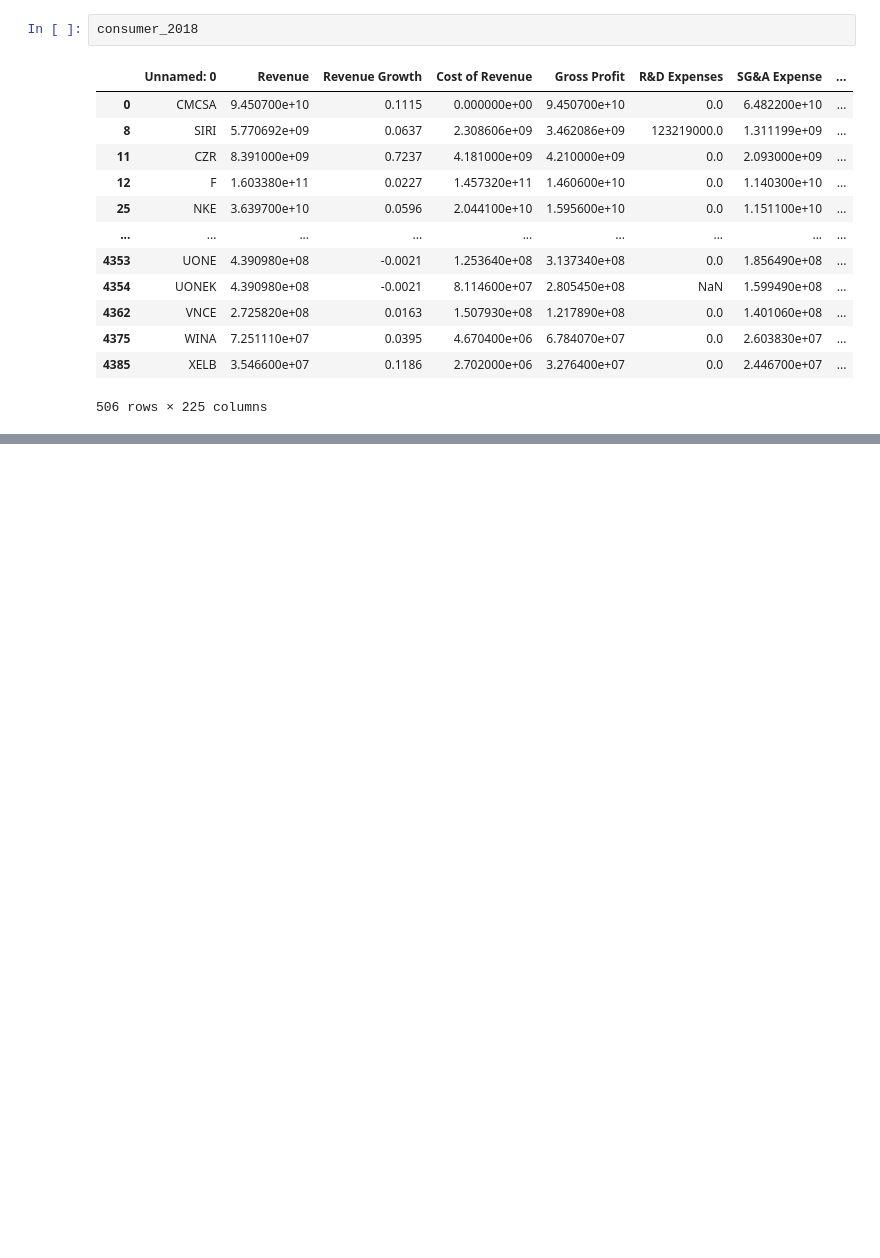
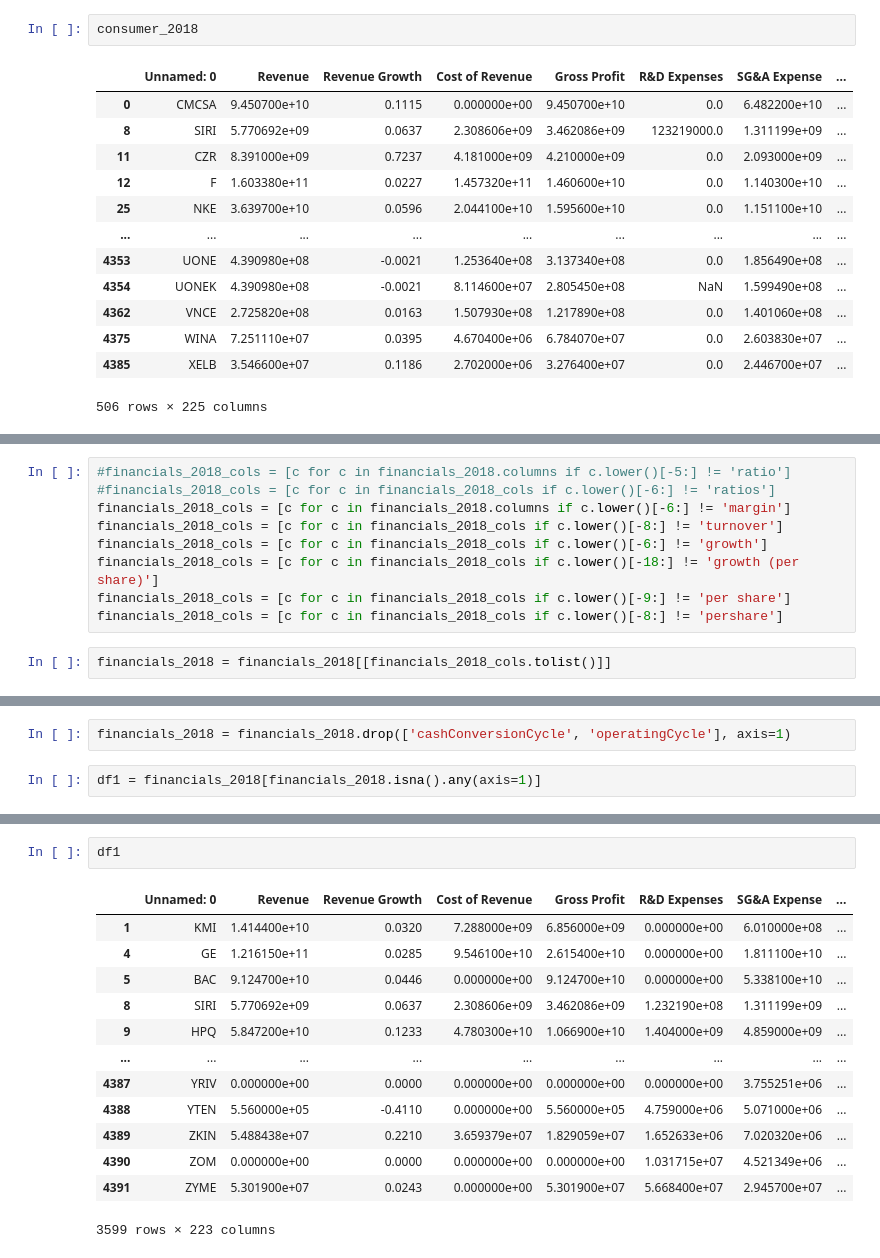
Before and after one commit to geotrieu/fsa, a Jupyter notebook: Jupyter/financials.ipynb, the cells around one changed output, grey strips where cells are left out. Cells and saved outputs as stored; diff of their text form; blank space fills up the shorter version.

```diff
--- a/Jupyter/financials.ipynb
+++ b/Jupyter/financials.ipynb
@@ -35,0 +39,11 @@ consumer_2018
+# %%
+#financials_2018_cols = [c for c in financials_2018.columns if c.lower()[-5:] != 'ratio']
+#financials_2018_cols = [c for c in financials_2018_cols if c.lower()[-6:] != 'ratios']
+financials_2018_cols = [c for c in financials_2018.columns if c.lower()[-6:] != 'margin']
+financials_2018_cols = [c for c in financials_2018_cols if c.lower()[-8:] != 'turnover']
+financials_2018_cols = [c for c in financials_2018_cols if c.lower()[-6:] != 'growth']
+financials_2018_cols = [c for c in financials_2018_cols if c.lower()[-18:] != 'growth (per share)']
+financials_2018_cols = [c for c in financials_2018_cols if c.lower()[-9:] != 'per share']
+financials_2018_cols = [c for c in financials_2018_cols if c.lower()[-8:] != 'pershare']
+# %%
+financials_2018 = financials_2018[[financials_2018_cols.tolist()]]
@@ -35,0 +52,4 @@ consumer_2018
+# %%
+financials_2018 = financials_2018.drop(['cashConversionCycle', 'operatingCycle'], axis=1)
+# %%
+df1 = financials_2018[financials_2018.isna().any(axis=1)]
@@ -35,0 +76,16 @@ consumer_2018
+# %%
+df1
+# %% [output]
+|  | Unnamed: 0 | Revenue | Revenue Growth | Cost of Revenue | Gross Profit | R&D Expenses | SG&A Expense | ... |
+| 1 | KMI | 1.414400e+10 | 0.0320 | 7.288000e+09 | 6.856000e+09 | 0.000000e+00 | 6.010000e+08 | ... |
+| 4 | GE | 1.216150e+11 | 0.0285 | 9.546100e+10 | 2.615400e+10 | 0.000000e+00 | 1.811100e+10 | ... |
+| 5 | BAC | 9.124700e+10 | 0.0446 | 0.000000e+00 | 9.124700e+10 | 0.000000e+00 | 5.338100e+10 | ... |
+| 8 | SIRI | 5.770692e+09 | 0.0637 | 2.308606e+09 | 3.462086e+09 | 1.232190e+08 | 1.311199e+09 | ... |
+| 9 | HPQ | 5.847200e+10 | 0.1233 | 4.780300e+10 | 1.066900e+10 | 1.404000e+09 | 4.859000e+09 | ... |
+| ... | ... | ... | ... | ... | ... | ... | ... | ... |
+| 4387 | YRIV | 0.000000e+00 | 0.0000 | 0.000000e+00 | 0.000000e+00 | 0.000000e+00 | 3.755251e+06 | ... |
+| 4388 | YTEN | 5.560000e+05 | -0.4110 | 0.000000e+00 | 5.560000e+05 | 4.759000e+06 | 5.071000e+06 | ... |
+| 4389 | ZKIN | 5.488438e+07 | 0.2210 | 3.659379e+07 | 1.829059e+07 | 1.652633e+06 | 7.020320e+06 | ... |
+| 4390 | ZOM | 0.000000e+00 | 0.0000 | 0.000000e+00 | 0.000000e+00 | 1.031715e+07 | 4.521349e+06 | ... |
+| 4391 | ZYME | 5.301900e+07 | 0.0243 | 0.000000e+00 | 5.301900e+07 | 5.668400e+07 | 2.945700e+07 | ... |
+3599 rows × 223 columns
```
Also changed, not shown: parts of 3 cells of this notebook.
